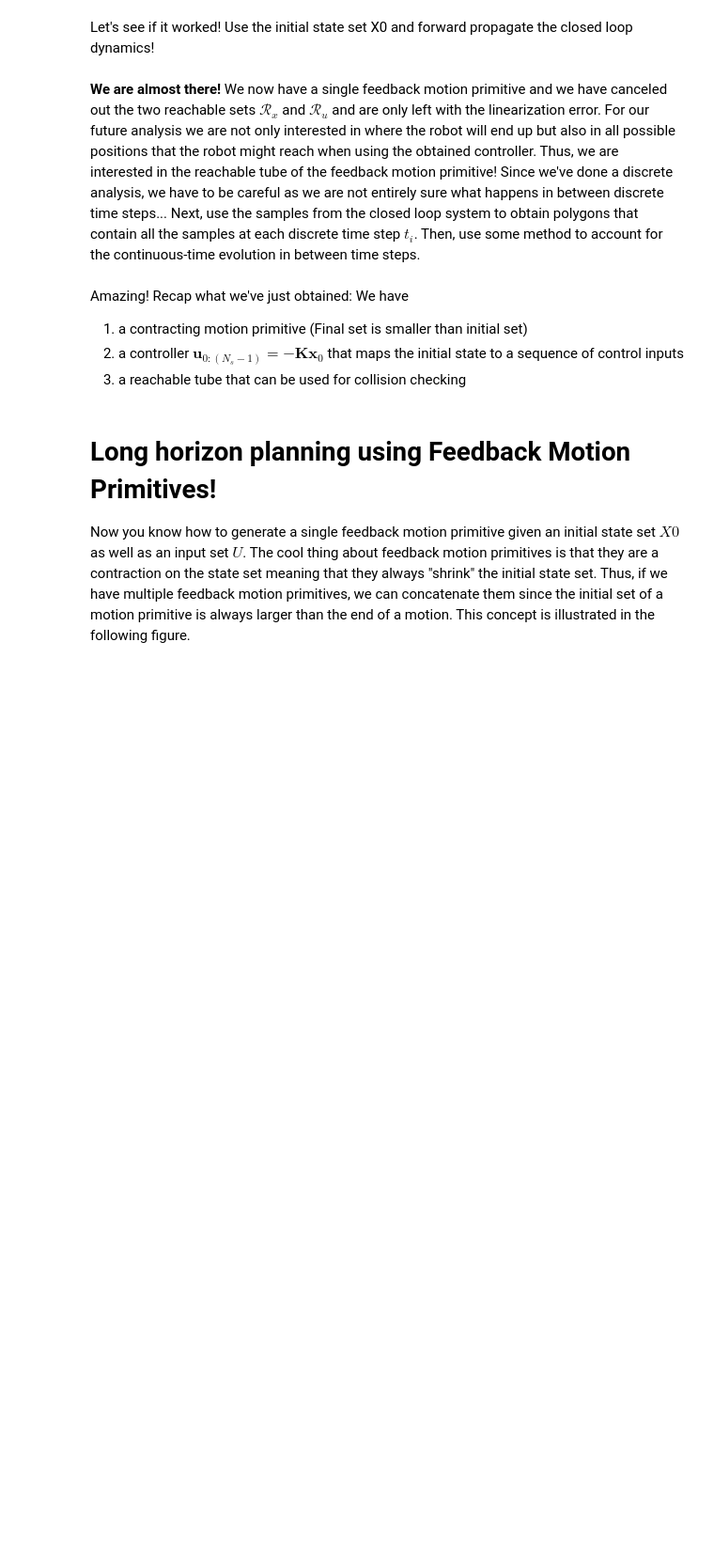
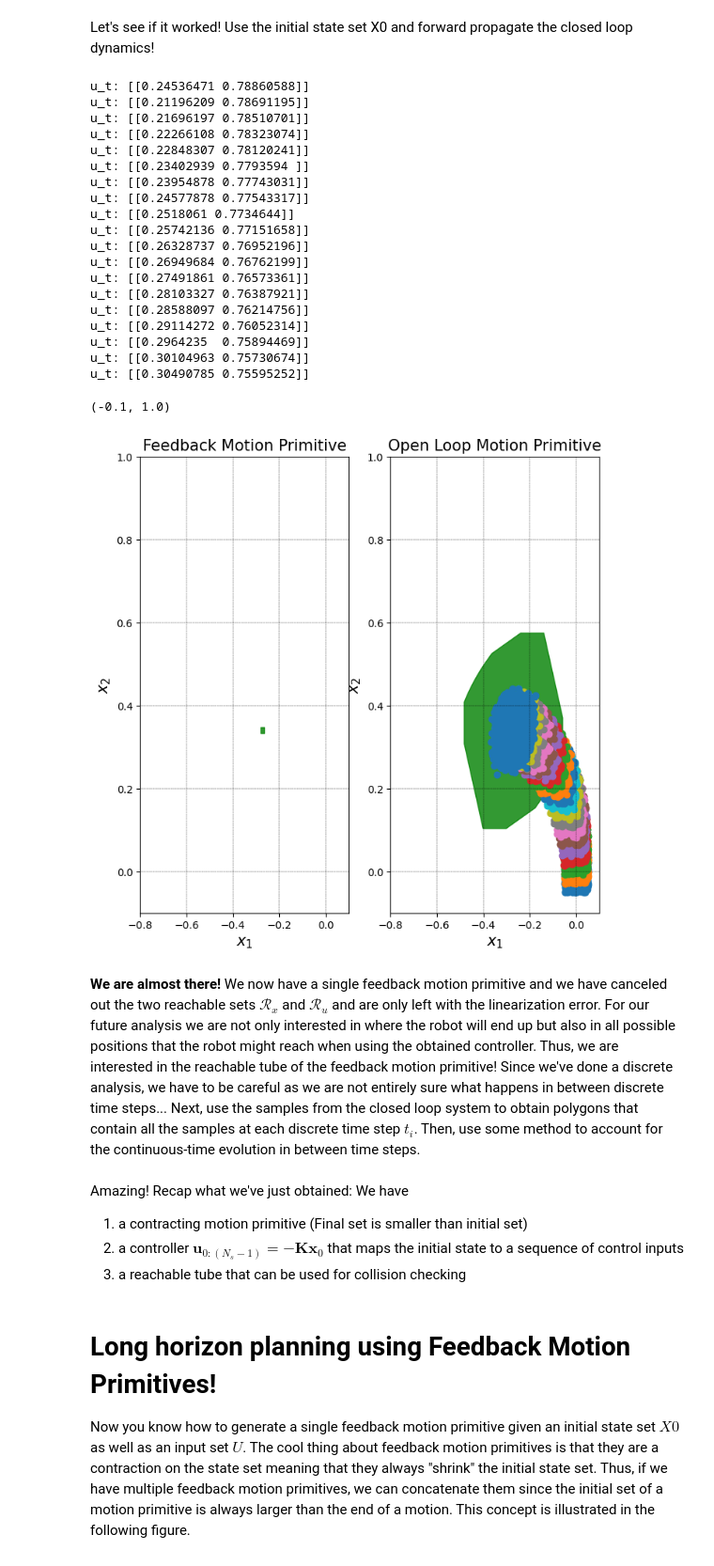
Before and after one commit to Dankzell/DD2416_labs, a Jupyter notebook: tut2_optimization.ipynb, the cells around one changed output. Shown: that part at 94% size. Saved outputs shown, nothing was run; the diff lists cells and outputs as text; code cells hidden in the pictures; blank space fills up the shorter version.

```diff
--- a/tut2_optimization.ipynb
+++ b/tut2_optimization.ipynb
@@ -874,32 +905,69 @@ Let's see if it worked! Use the initial state set X0 and forward propagate the c
 # %%
 # state trajectories for controlled system
 feedback_state_traces = np.zeros((n_samples, nx, N_s))
 
 # PUT YOUR CODE HERE
+for i in range(n_samples):
+    x = state_traces[i, :, 0].copy()
+    feedback_state_traces[i, :, 0] = x
+
+    u_ff_seq = u_center_stacked
+    u_seq_vec = u_ff_seq - K @ x
+    u_seq = u_seq_vec.reshape(N_s - 1, nu)
+
+    for t in range(N_s - 1):
+        x = feedback_state_traces[i, :, t]
+        u_t = u_seq[t, :].reshape(1, -1)
+        if i == 0:
+          print(f'u_t: {u_t}')
+
+        feedback_state_traces[i, :, t + 1] = discrete_dynamics(x.reshape(1, -1), u_t).ravel()
 
 # visualizations
 fig = plt.figure()
 ax = fig.add_subplot(121)
 
 # Visualize feedback samples
 idx = np.random.randint(n_samples, size=1000)
 pp.visualize([pp.zonotope(x=Rw.x[0:2] + R.x[0:2], G=Rw.G[0:2, :])], fig=fig, ax=ax, title="Feedback Motion Primitive")
 for i in range(0, N_s):
     plt.scatter(feedback_state_traces[idx, 0, i], feedback_state_traces[idx, 1, i])
 plt.scatter(feedback_state_traces[:, 0, -1], feedback_state_traces[:, 1, -1])
 ax.set_xlim([-0.8, 0.1])
 ax.set_ylim([-0.1, 1.])
 
 ax1 = fig.add_subplot(122)
 
 # visualize open loop samples
 idx = np.random.randint(n_samples, size=1000)
 pp.visualize([pp.operations.pca_order_reduction(R2d, 6)], fig=fig, ax=ax1, title="Open Loop Motion Primitive")
 for i in range(0, N_s):
     plt.scatter(state_traces[idx, 0, i], state_traces[idx, 1, i])
 plt.scatter(state_traces[:, 0, -1], state_traces[:, 1, -1])
 ax1.set_xlim([-0.8, 0.1])
 ax1.set_ylim([-0.1, 1.])
+# %% [output]
+u_t: [[0.24536471 0.78860588]]
+u_t: [[0.21196209 0.78691195]]
+u_t: [[0.21696197 0.78510701]]
+u_t: [[0.22266108 0.78323074]]
+u_t: [[0.22848307 0.78120241]]
+u_t: [[0.23402939 0.7793594 ]]
+u_t: [[0.23954878 0.77743031]]
+u_t: [[0.24577878 0.77543317]]
+u_t: [[0.2518061 0.7734644]]
+u_t: [[0.25742136 0.77151658]]
+u_t: [[0.26328737 0.76952196]]
+u_t: [[0.26949684 0.76762199]]
+u_t: [[0.27491861 0.76573361]]
+u_t: [[0.28103327 0.76387921]]
+u_t: [[0.28588097 0.76214756]]
+u_t: [[0.29114272 0.76052314]]
+u_t: [[0.2964235  0.75894469]]
+u_t: [[0.30104963 0.75730674]]
+u_t: [[0.30490785 0.75595252]]
+(-0.1, 1.0)
+[figure, added]
 # %% [markdown]
 **We are almost there!** We now have a single feedback motion primitive and we have canceled out the two reachable sets $\mathcal{R}_x$ and $\mathcal{R}_u$ and are only left with the linearization error. For our future analysis we are not only interested in where the robot will end up but also in all possible positions that the robot might reach when using the obtained controller. Thus, we are interested in the reachable tube of the feedback motion primitive! Since we've done a discrete analysis, we have to be careful as we are not entirely sure what happens in between discrete time steps... Next, use the samples from the closed loop system to obtain polygons that contain all the samples at each discrete time step $t_i$. Then, use some method to account for the continuous-time evolution in between time steps.
 # %%
```
Also changed, not shown: parts of 4 cells of this notebook.
